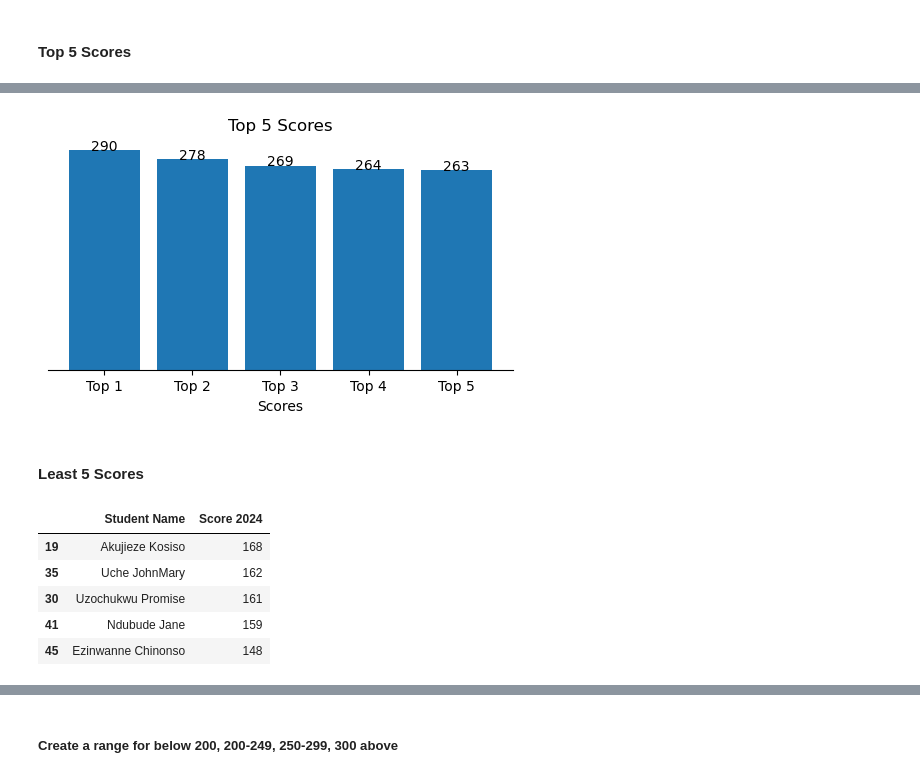
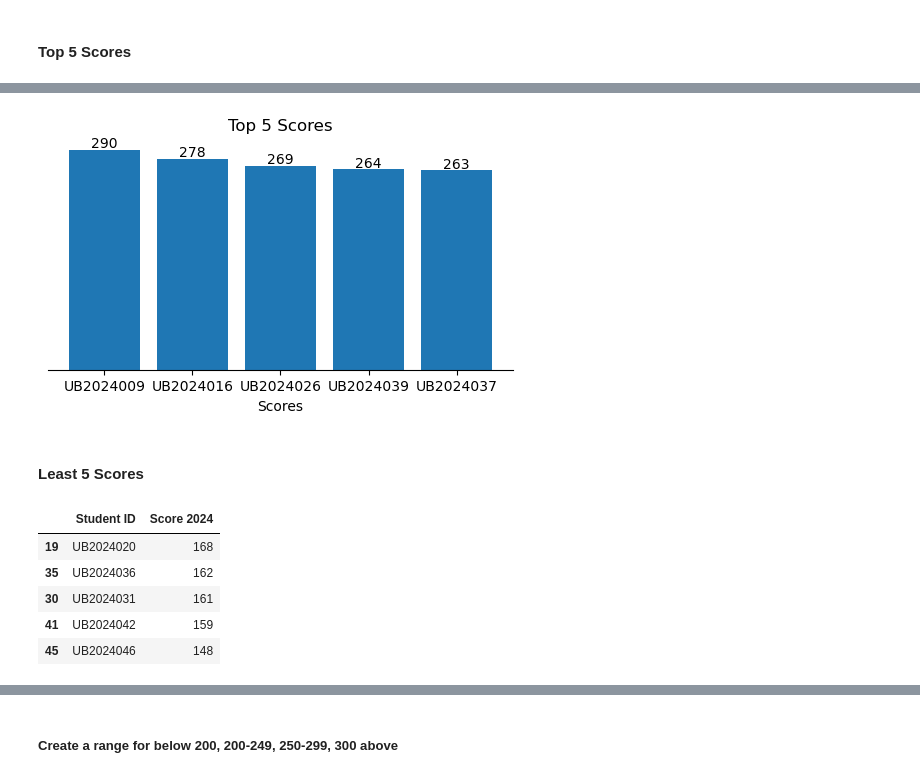
Before and after one commit to valezenwanne/Performance_of_UltraBrain_Students_in_2024_JAMB_Exam, a Jupyter notebook: Performance of Ultra-Brain Student in 2024 JAMB.ipynb, the cells around one changed output, grey strips where cells are left out. Drawn from its saved outputs; the diff is of its cells as text; code cells hidden in the pictures.

```diff
--- a/Performance of Ultra-Brain Student in 2024 JAMB.ipynb
+++ b/Performance of Ultra-Brain Student in 2024 JAMB.ipynb
@@ -480,0 +493,19 @@ plt.show()
+# %%
+#Plotting a line chart of monthly registration of student
+fig, ax = plt.subplots(figsize=[4,3])
+
+ax.plot(student_reg['Month Name'] ,student_reg['student_reg'])
+
+#add title and label
+ax.set_title('Number of students registered per month')
+ax.set_xlabel('Month')
+
+#remove spines
+ax.spines[['top','left','right']].set_visible(False)
+ax.yaxis.set_visible(False)
+
+#add annotation
+for index, values in enumerate(student_reg['student_reg']):
+    ax.annotate(values, xy=(index, values+1.1), ha='center', va='center')
+
+plt.show()
@@ -883,6 +898,6 @@ lowest_score
 #### Top 5 Scores
 # %%
 #top five scores
-top_5_score = df[['Student Name' ,'Score 2024']].sort_values('Score 2024', ascending=False).head(5)
+top_5_score = df[['Student ID' ,'Score 2024']].sort_values('Score 2024', ascending=False).head(5)
 top_5_score
 # %% [output]
@@ -895,3 +909,0 @@ top_5_score
-# %%
-#assign a default index to the student
-top_5_score['Rank'] = ['Top 1', 'Top 2', 'Top 3', 'Top 4', 'Top 5']
@@ -907,33 +910,33 @@ top_5_score
 # %%
 #plot a bar chart of the top 5 scores
 fig, ax = plt.subplots(figsize=[6,3])
 
-ax.bar(x=top_5_score['Rank'], height=top_5_score['Score 2024'])
+ax.bar(x=top_5_score['Student ID'], height=top_5_score['Score 2024'])
 
 #add title and labels
 ax.set_title('Top 5 Scores')
 ax.set_xlabel('Scores')
 
 #remove spines
 ax.spines[['top', 'left', 'right']].set_visible(False)
 ax.yaxis.set_visible(False)
 
 #add annotation
 for index, values in enumerate(top_5_score['Score 2024']):
-    ax.annotate(values, xy=(index, values+5), ha='center', va='center')
+    ax.annotate(values, xy=(index, values+8), ha='center', va='center')
 plt.show()
 # %% [output]
-[figure, old version]
+[figure, new version]
 # %% [markdown]
 #### Least 5 Scores
 # %%
 #least 5 scores
-least_5_scores = df[['Student Name', 'Score 2024']].sort_values('Score 2024', ascending=False).tail(5)
+least_5_scores = df[['Student ID', 'Score 2024']].sort_values('Score 2024', ascending=False).tail(5)
 least_5_scores
 # %% [output]
-|  | Student Name | Score 2024 |
-| 19 | Akujieze Kosiso | 168 |
-| 35 | Uche JohnMary | 162 |
-| 30 | Uzochukwu Promise | 161 |
-| 41 | Ndubude Jane | 159 |
-| 45 | Ezinwanne Chinonso | 148 |
+|  | Student ID | Score 2024 |
+| 19 | UB2024020 | 168 |
+| 35 | UB2024036 | 162 |
+| 30 | UB2024031 | 161 |
+| 41 | UB2024042 | 159 |
+| 45 | UB2024046 | 148 |
```
Also changed, not shown: parts of 70 cells of this notebook.
